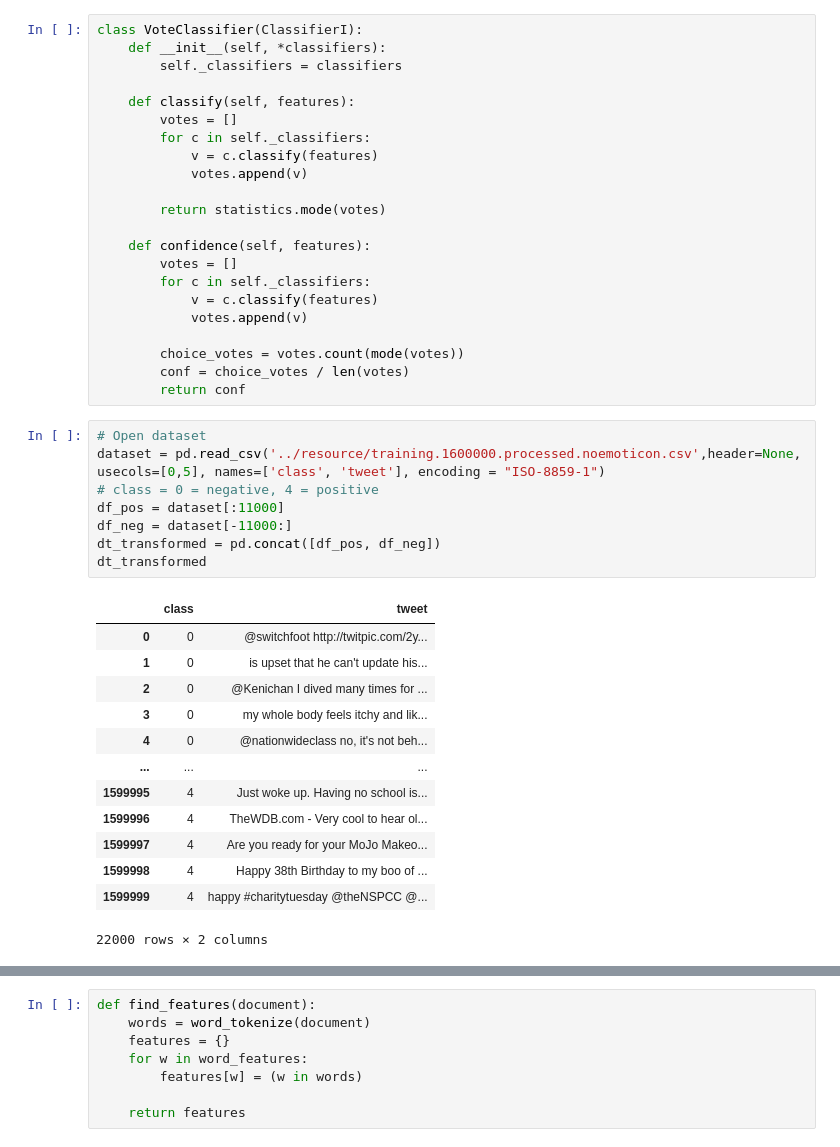
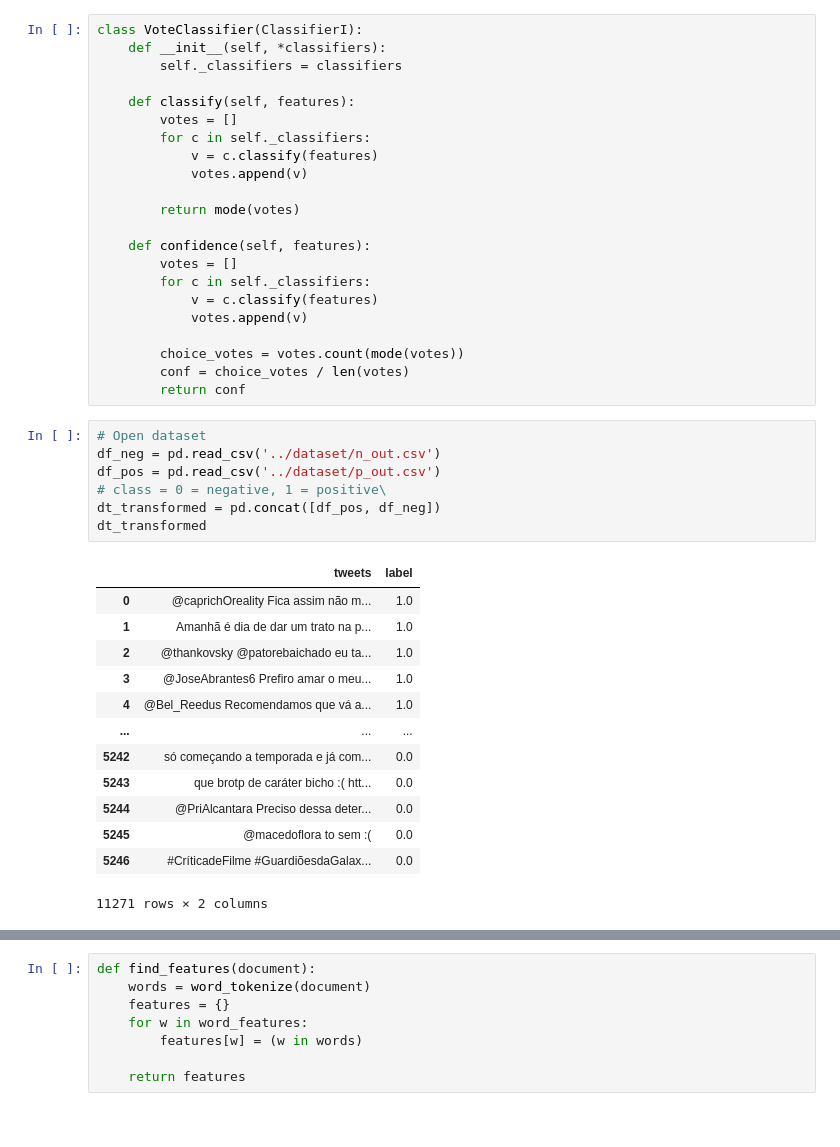
Before and after one commit to brailog/npl_hate_speech_on_twitter, a Jupyter notebook: npl_hate_speech_on_twitter/npl_hate_speech_on_twitter.ipynb, the cells around one changed output, grey strips where cells are left out. Cells and saved outputs as stored; diff of their text form.

```diff
--- a/npl_hate_speech_on_twitter/npl_hate_speech_on_twitter.ipynb
+++ b/npl_hate_speech_on_twitter/npl_hate_speech_on_twitter.ipynb
@@ -32,7 +32,7 @@ class VoteClassifier(ClassifierI):
             v = c.classify(features)
             votes.append(v)
 
-        return statistics.mode(votes)
+        return mode(votes)
 
     def confidence(self, features):
         votes = []
@@ -45,23 +45,22 @@ class VoteClassifier(ClassifierI):
         return conf
 # %%
 # Open dataset
-dataset = pd.read_csv('../resource/training.1600000.processed.noemoticon.csv',header=None, usecols=[0,5], names=['class', 'tweet'], encoding = "ISO-8859-1")
-# class = 0 = negative, 4 = positive
-df_pos = dataset[:11000]
-df_neg = dataset[-11000:]
+df_neg = pd.read_csv('../dataset/n_out.csv')
+df_pos = pd.read_csv('../dataset/p_out.csv')
+# class = 0 = negative, 1 = positive\
 dt_transformed = pd.concat([df_pos, df_neg])
 dt_transformed
 # %% [output]
-|  | class | tweet |
-| 0 | 0 | @switchfoot http://twitpic.com/2y... |
-| 1 | 0 | is upset that he can't update his... |
-| 2 | 0 | @Kenichan I dived many times for ... |
-| 3 | 0 | my whole body feels itchy and lik... |
-| 4 | 0 | @nationwideclass no, it's not beh... |
+|  | tweets | label |
+| 0 | @caprichOreality Fica assim não m... | 1.0 |
+| 1 | Amanhã é dia de dar um trato na p... | 1.0 |
+| 2 | @thankovsky @patorebaichado eu ta... | 1.0 |
+| 3 | @JoseAbrantes6 Prefiro amar o meu... | 1.0 |
+| 4 | @Bel_Reedus Recomendamos que vá a... | 1.0 |
 | ... | ... | ... |
-| 1599995 | 4 | Just woke up. Having no school is... |
-| 1599996 | 4 | TheWDB.com - Very cool to hear ol... |
-| 1599997 | 4 | Are you ready for your MoJo Makeo... |
-| 1599998 | 4 | Happy 38th Birthday to my boo of ... |
-| 1599999 | 4 | happy #charitytuesday @theNSPCC @... |
+| 5242 | só começando a temporada e já com... | 0.0 |
+| 5243 | que brotp de caráter bicho :( htt... | 0.0 |
+| 5244 | @PriAlcantara Preciso dessa deter... | 0.0 |
+| 5245 | @macedoflora to sem :( | 0.0 |
+| 5246 | #CríticadeFilme #GuardiõesdaGalax... | 0.0 |
-22000 rows × 2 columns
+11271 rows × 2 columns
```
Also changed, not shown: parts of 8 cells of this notebook, 6 other files.
